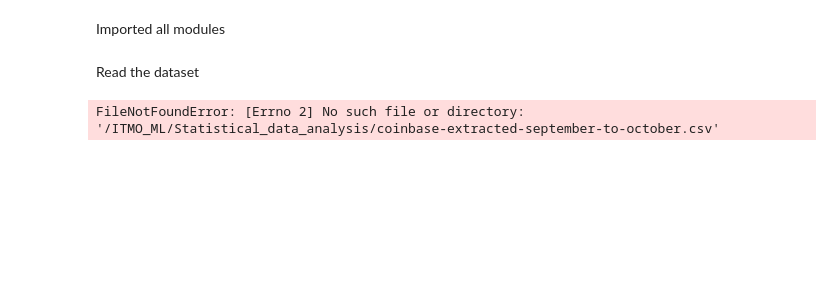
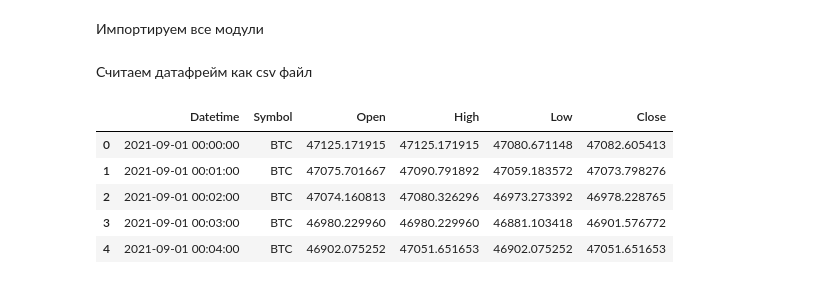
Before and after one commit to GarbuzovKE/ITMO_ML, a Jupyter notebook: Statistical_data_analysis/1 Task.ipynb, the cells around one changed output. Cells and saved outputs as stored; diff of their text form; code cells hidden in the pictures; blank space fills up the shorter version.

```diff
--- a/Statistical_data_analysis/1 Task.ipynb
+++ b/Statistical_data_analysis/1 Task.ipynb
@@ -1,5 +1,5 @@
-# %% [markdown]
-Imported all modules
+# %% [markdown]
+Импортируем все модули
 # %%
 import pandas as pd
 import numpy as np
@@ -7,7 +9,11 @@ import matplotlib as plt
-# %% [markdown]
-Read the dataset
+# %% [markdown]
+Считаем датафрейм как csv файл
 # %%
-df = pd.read_csv('/ITMO_ML/Statistical_data_analysis/coinbase-extracted-september-to-october.csv')
-# df1 = df.head()
+df = pd.read_csv('coinbase-extracted-september-to-october.csv')
 # %% [output]
-FileNotFoundError: [Errno 2] No such file or directory: '/ITMO_ML/Statistical_data_analysis/coinbase-extracted-september-to-october.csv'
+|  | Datetime | Symbol | Open | High | Low | Close |
+| 0 | 2021-09-01 00:00:00 | BTC | 47125.171915 | 47125.171915 | 47080.671148 | 47082.605413 |
+| 1 | 2021-09-01 00:01:00 | BTC | 47075.701667 | 47090.791892 | 47059.183572 | 47073.798276 |
+| 2 | 2021-09-01 00:02:00 | BTC | 47074.160813 | 47080.326296 | 46973.273392 | 46978.228765 |
+| 3 | 2021-09-01 00:03:00 | BTC | 46980.229960 | 46980.229960 | 46881.103418 | 46901.576772 |
+| 4 | 2021-09-01 00:04:00 | BTC | 46902.075252 | 47051.651653 | 46902.075252 | 47051.651653 |
```
Also changed, not shown: parts of 13 cells of this notebook, 1 other file.
